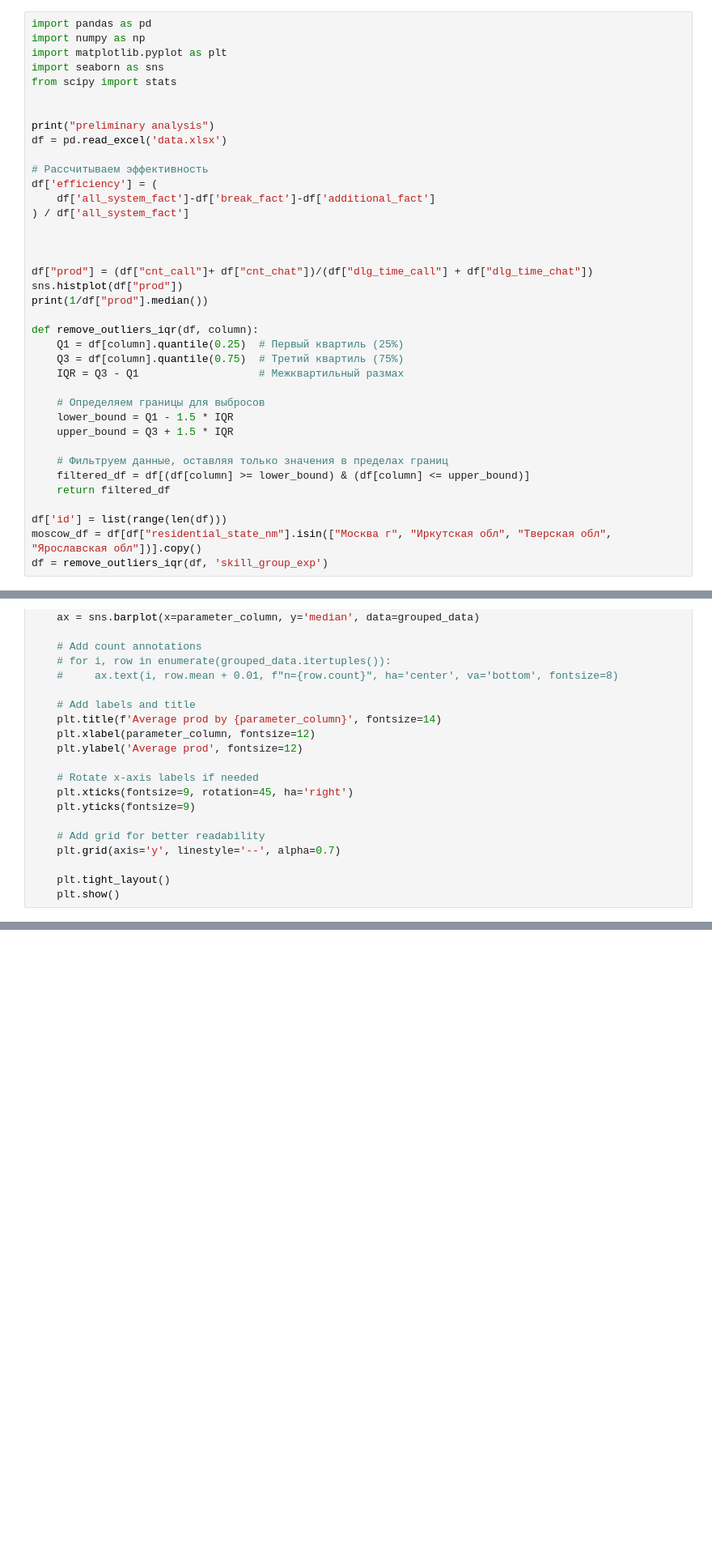
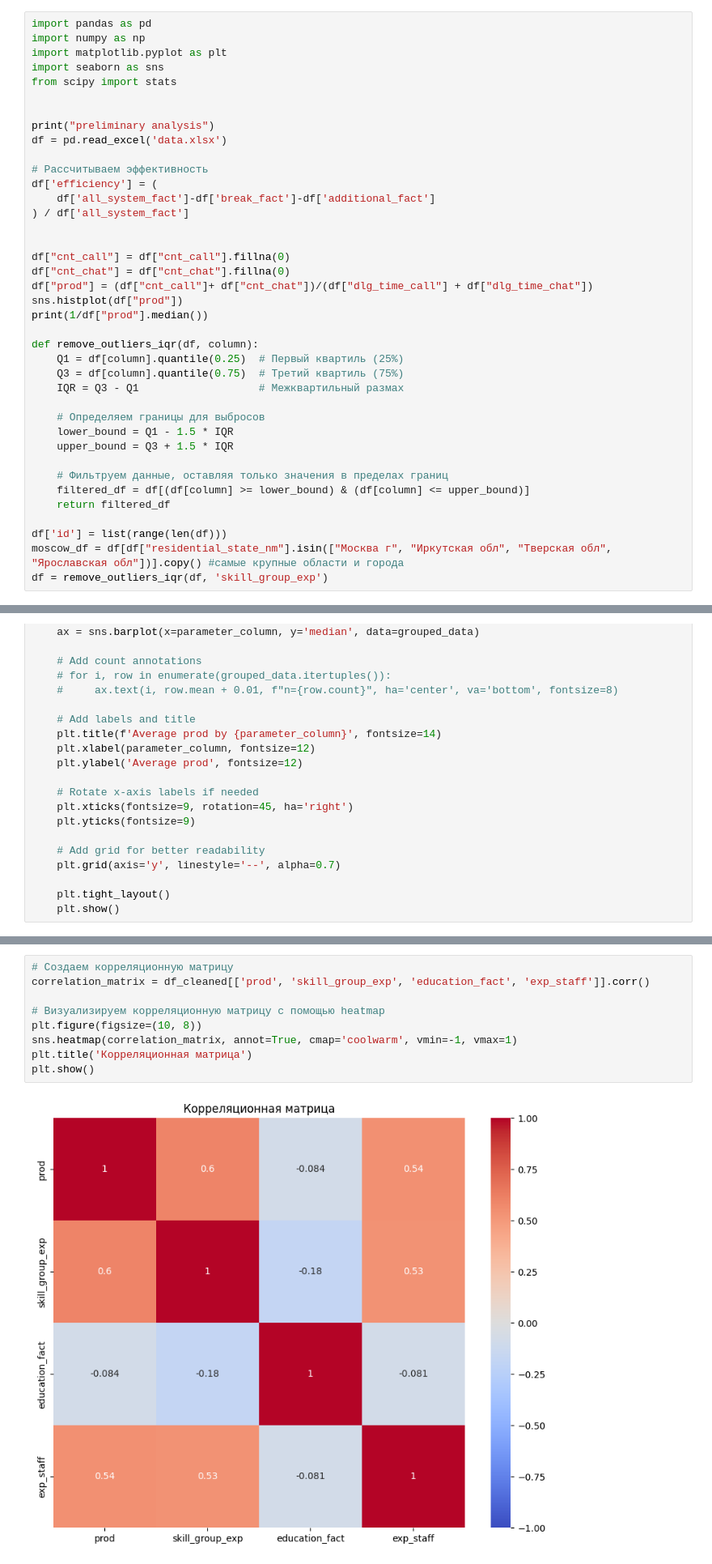
Before and after one commit to Worislooov/DANO_MSC_2025, a Jupyter notebook: Vova/filile copy.ipynb, the cells around one changed output, grey strips where cells are left out. Shown at 81% size. Drawn from its saved outputs; the diff is of its cells as text; blank space fills up the shorter version.

```diff
--- a/Vova/filile copy.ipynb
+++ b/Vova/filile copy.ipynb
@@ -15,7 +15,8 @@ df['efficiency'] = (
 ) / df['all_system_fact']
 
 
-
+df["cnt_call"] = df["cnt_call"].fillna(0)
+df["cnt_chat"] = df["cnt_chat"].fillna(0)
 df["prod"] = (df["cnt_call"]+ df["cnt_chat"])/(df["dlg_time_call"] + df["dlg_time_chat"])
 sns.histplot(df["prod"])
 print(1/df["prod"].median())
@@ -34,7 +35,7 @@ def remove_outliers_iqr(df, column):
     return filtered_df
 
 df['id'] = list(range(len(df)))
-moscow_df = df[df["residential_state_nm"].isin(["Москва г", "Иркутская обл", "Тверская обл", "Ярославская обл"])].copy()
+moscow_df = df[df["residential_state_nm"].isin(["Москва г", "Иркутская обл", "Тверская обл", "Ярославская обл"])].copy() #самые крупные области и города
 df = remove_outliers_iqr(df, 'skill_group_exp')
 # %% [output]
 preliminary analysis
@@ -282,3 +283,14 @@ Notes:
 Mean Squared Error (MSE): 3.404327322781952e-07
 R-squared (R2): 0.4925966963548951
 [figure]
+# %%
+# Создаем корреляционную матрицу
+correlation_matrix = df_cleaned[['prod', 'skill_group_exp', 'education_fact', 'exp_staff']].corr()
+
+# Визуализируем корреляционную матрицу с помощью heatmap
+plt.figure(figsize=(10, 8))
+sns.heatmap(correlation_matrix, annot=True, cmap='coolwarm', vmin=-1, vmax=1)
+plt.title('Корреляционная матрица')
+plt.show()
+# %% [output]
+[figure, added]
```
Also changed, not shown: parts of 1 cell of this notebook.
